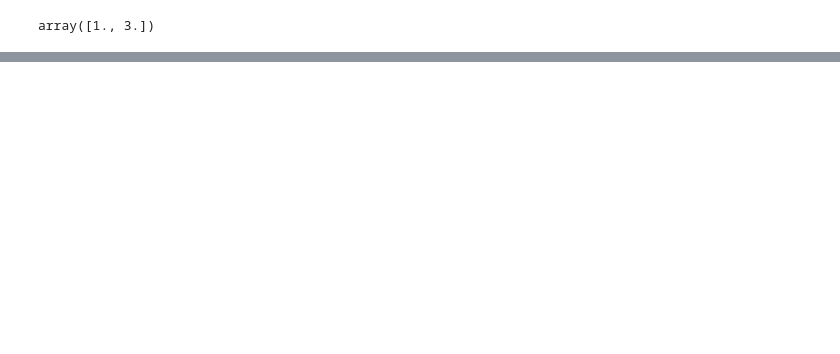
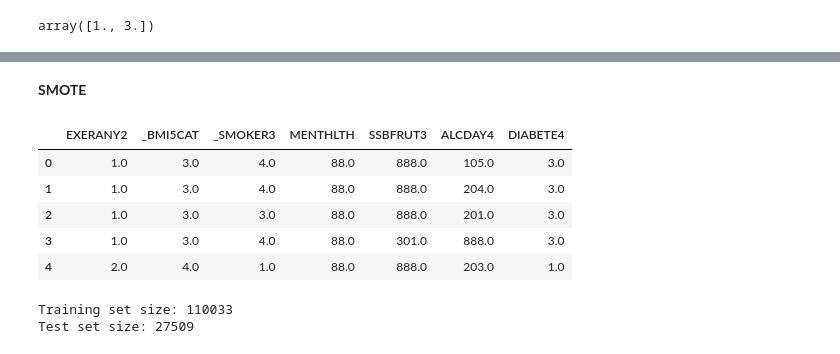
Before and after one commit to maria-decaro/PAML_final_project, a Jupyter notebook: Naive_Bayes.ipynb, the cells around one changed output, grey strips where cells are left out. Drawn from its saved outputs; the diff is of its cells as text; code cells hidden in the pictures; blank space fills up the shorter version.

```diff
--- a/Naive_Bayes.ipynb
+++ b/Naive_Bayes.ipynb
@@ -378,0 +562,13 @@ F1 score: 0.2883942529591305
+# %% [markdown]
+**SMOTE**
+# %%
+df=pd.read_csv("data_smote.csv")
+
+df.head()
+# %% [output]
+|  | EXERANY2 | _BMI5CAT | _SMOKER3 | MENTHLTH | SSBFRUT3 | ALCDAY4 | DIABETE4 |
+| 0 | 1.0 | 3.0 | 4.0 | 88.0 | 888.0 | 105.0 | 3.0 |
+| 1 | 1.0 | 3.0 | 4.0 | 88.0 | 888.0 | 204.0 | 3.0 |
+| 2 | 1.0 | 3.0 | 3.0 | 88.0 | 888.0 | 201.0 | 3.0 |
+| 3 | 1.0 | 3.0 | 4.0 | 88.0 | 301.0 | 888.0 | 3.0 |
+| 4 | 2.0 | 4.0 | 1.0 | 88.0 | 888.0 | 203.0 | 1.0 |
@@ -378,0 +583,6 @@ F1 score: 0.2883942529591305
+# %%
+print('Training set size: {}'.format(len(X_train)))
+print('Test set size: {}'.format(len(X_test)))
+# %% [output]
+Training set size: 110033
+Test set size: 27509
```
Also changed, not shown: parts of 45 cells of this notebook.
